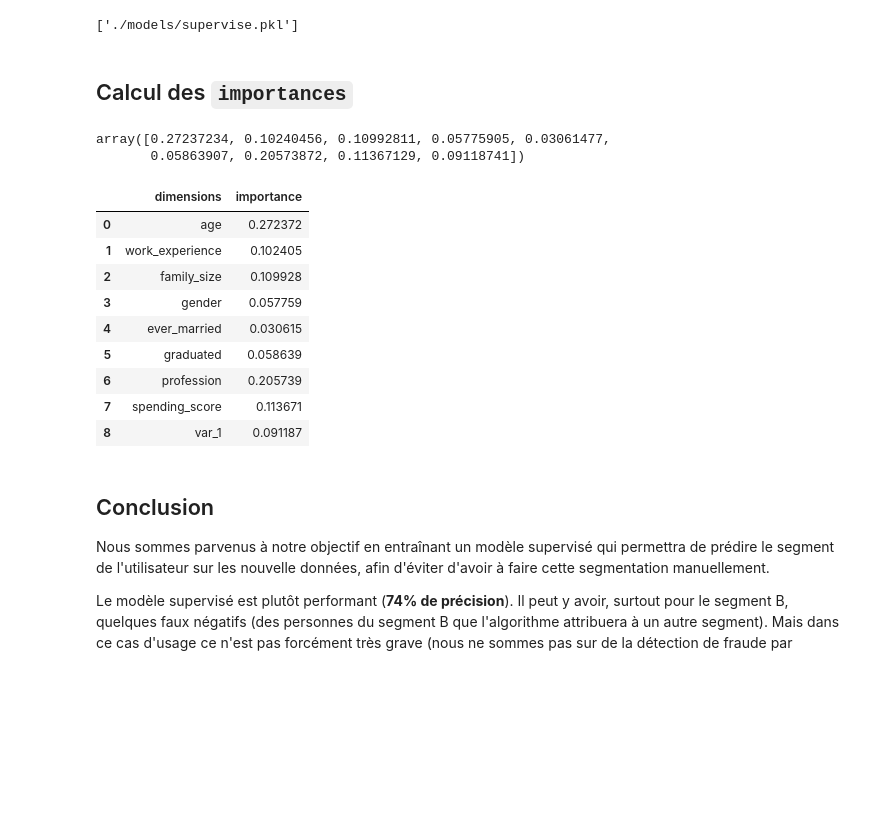
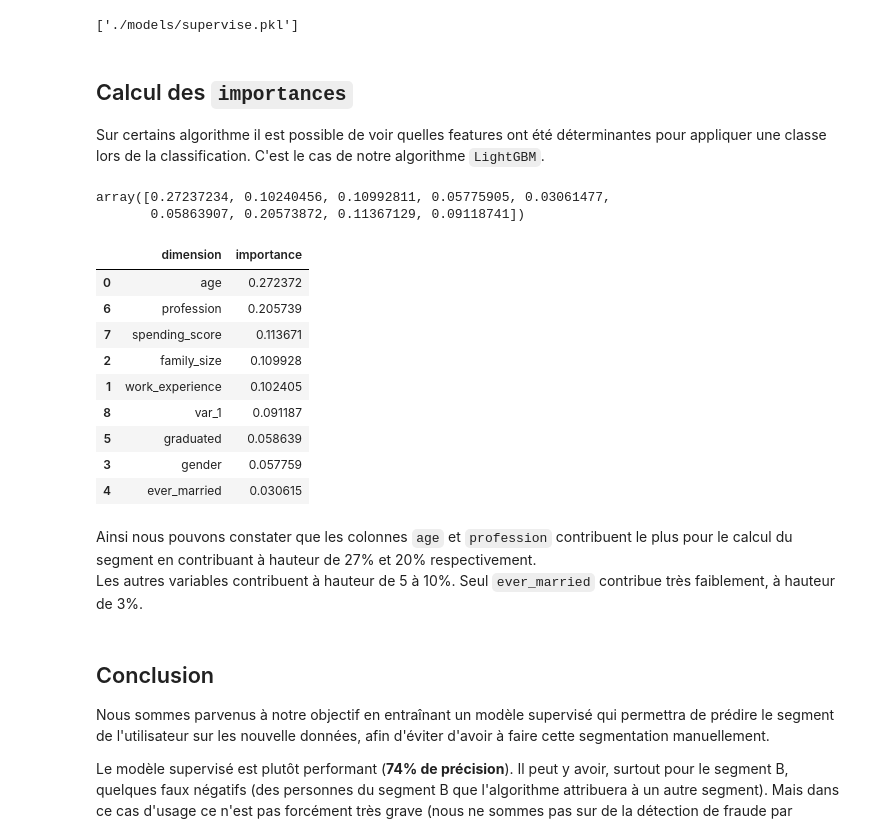
Before and after one commit to anthonybnl/projet-datascience, a Jupyter notebook: notebook-eda-models.ipynb, the cells around one changed output. Drawn from its saved outputs; the diff is of its cells as text; code cells hidden in the pictures; blank space fills up the shorter version.

```diff
--- a/notebook-eda-models.ipynb
+++ b/notebook-eda-models.ipynb
@@ -780,6 +784,8 @@ joblib.dump(pipeline_non_supervise, './models/supervise.pkl')
 ['./models/supervise.pkl']
 # %% [markdown]
 ## Calcul des `importances`
+
+Sur certains algorithme il est possible de voir quelles features ont été déterminantes pour appliquer une classe lors de la classification. C'est le cas de notre algorithme `LightGBM`.
 # %%
 from sklearn.inspection import permutation_importance
 
@@ -800,22 +806,25 @@ array([0.27237234, 0.10240456, 0.10992811, 0.05775905, 0.03061477,
        0.05863907, 0.20573872, 0.11367129, 0.09118741])
 # %%
 df_importance = pd.DataFrame({
-    "dimensions": X.columns,
+    "dimension": X.columns,
     "importance": importances
-})
+}).sort_values(by="importance", ascending=False)
 
 df_importance
 # %% [output]
-|  | dimensions | importance |
+|  | dimension | importance |
 | 0 | age | 0.272372 |
+| 6 | profession | 0.205739 |
+| 7 | spending_score | 0.113671 |
+| 2 | family_size | 0.109928 |
 | 1 | work_experience | 0.102405 |
-| 2 | family_size | 0.109928 |
+| 8 | var_1 | 0.091187 |
+| 5 | graduated | 0.058639 |
 | 3 | gender | 0.057759 |
 | 4 | ever_married | 0.030615 |
-| 5 | graduated | 0.058639 |
-| 6 | profession | 0.205739 |
-| 7 | spending_score | 0.113671 |
-| 8 | var_1 | 0.091187 |
+# %% [markdown]
+Ainsi nous pouvons constater que les colonnes `age` et `profession` contribuent le plus pour le calcul du segment en contribuant à hauteur de 27% et 20% respectivement.<br/>
+Les autres variables contribuent à hauteur de 5 à 10%. Seul `ever_married` contribue très faiblement, à hauteur de 3%.
 # %% [markdown]
 ## Conclusion
 
```
Also changed, not shown: parts of 4 cells of this notebook, 8 other files.
